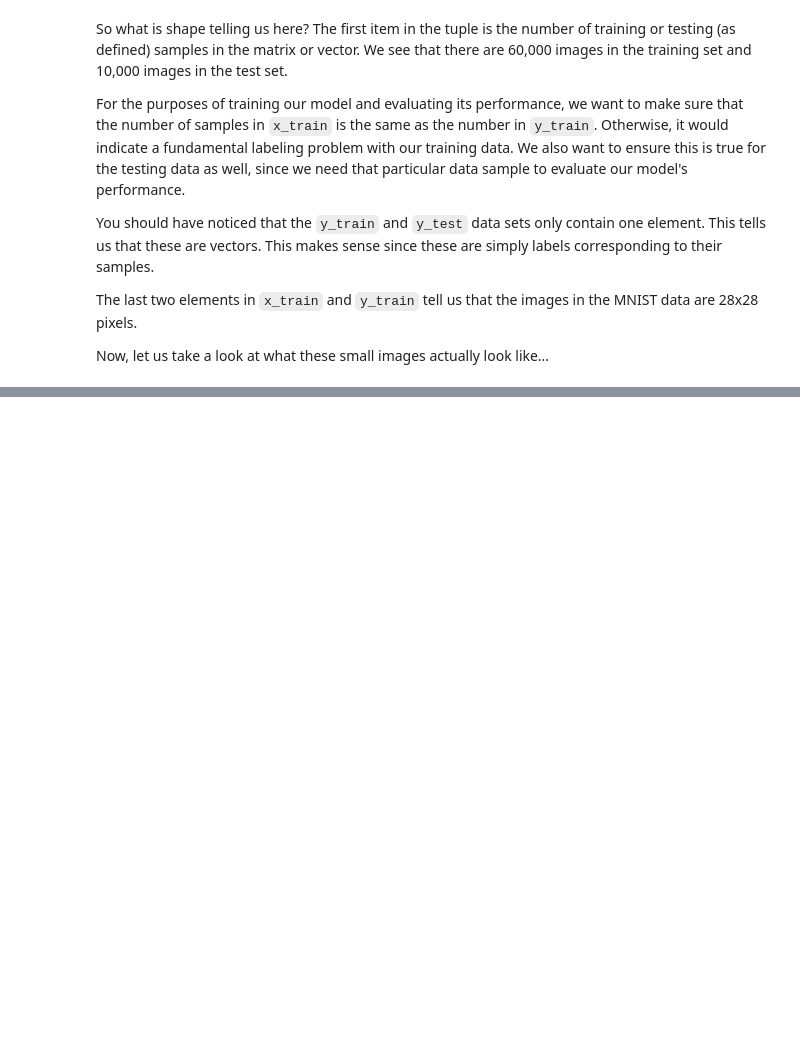
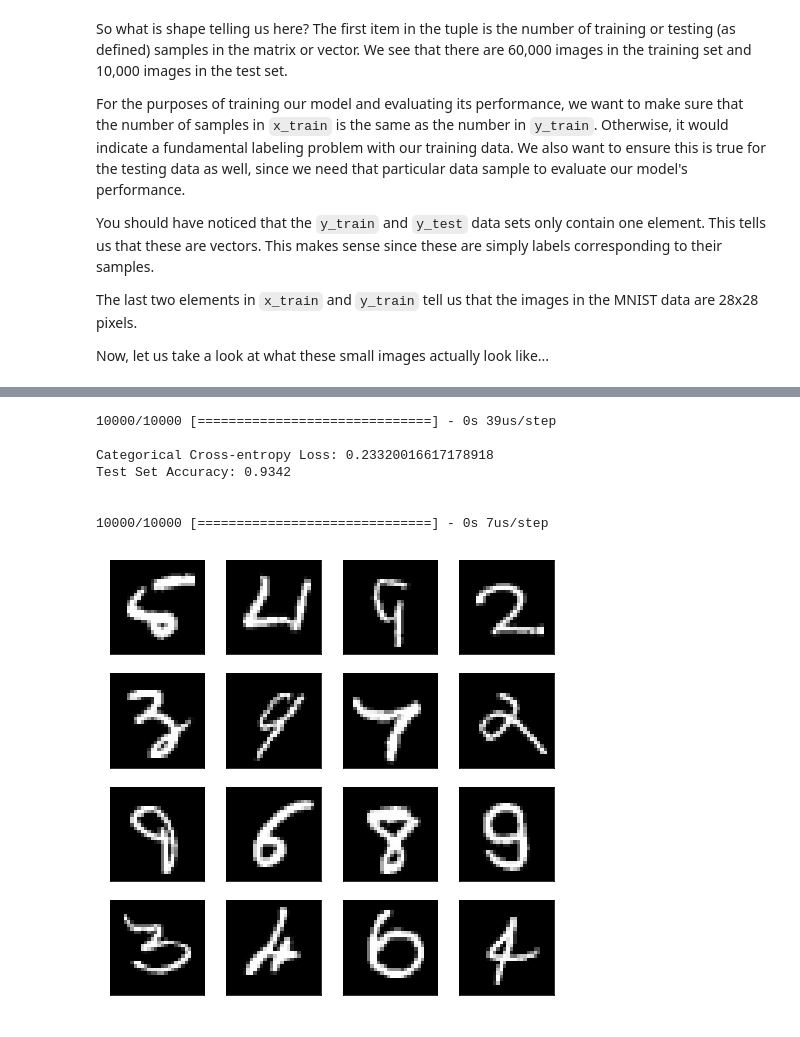
Before and after one commit to brycecf/machine-learning-models, a Jupyter notebook: MNIST_Teaching/mnist_numbers_mitre_training.ipynb, the cells around one changed output, grey strips where cells are left out. Cells and saved outputs as stored; diff of their text form; code cells hidden in the pictures; blank space fills up the shorter version.

```diff
--- a/MNIST_Teaching/mnist_numbers_mitre_training.ipynb
+++ b/MNIST_Teaching/mnist_numbers_mitre_training.ipynb
@@ -57,0 +100,7 @@ for i, index in enumerate(rand_index, 1):
+# %%
+vanilla_model = Sequential()
+vanilla_model.add(Dense(784, activation='relu', input_shape=(28*28,), name='Input'))
+vanilla_model.add(Dense(256, activation='relu', name='Hidden_1'))
+vanilla_model.add(Dense(128, activation='relu', name='Hidden_2'))
+vanilla_model.add(Dense(10, activation='softmax', name='Output'))
+vanilla_model.summary()
@@ -57,0 +123,4 @@ for i, index in enumerate(rand_index, 1):
+# %%
+vanilla_model.compile(optimizer='sgd',
+                      loss='categorical_crossentropy',
+                      metrics=['accuracy'])
@@ -57,0 +136,6 @@ for i, index in enumerate(rand_index, 1):
+# %%
+scaled_x_train_vector = scaled_x_train.reshape(num_train_samples, 28*28)
+scaled_x_test_vector = scaled_x_test.reshape(num_test_samples, 28*28)
+# %%
+vanilla_model.fit(scaled_x_train_vector, hot_y_train, batch_size=256, epochs=10,
+                  verbose=1, validation_data=(scaled_x_test_vector, hot_y_test))
@@ -57,0 +161,12 @@ for i, index in enumerate(rand_index, 1):
+# %%
+evaluate_score(vanilla_model, scaled_x_test_vector, hot_y_test)
+show_incorrect_predictions(vanilla_model, scaled_x_test_vector, y_test, x_test)
+# %% [output]
+10000/10000 [==============================] - 0s 39us/step
+
+Categorical Cross-entropy Loss: 0.23320016617178918
+Test Set Accuracy: 0.9342
+
+
+10000/10000 [==============================] - 0s 7us/step
+[figure, added]
```
Also changed, not shown: parts of 25 cells of this notebook, 2 other files.
